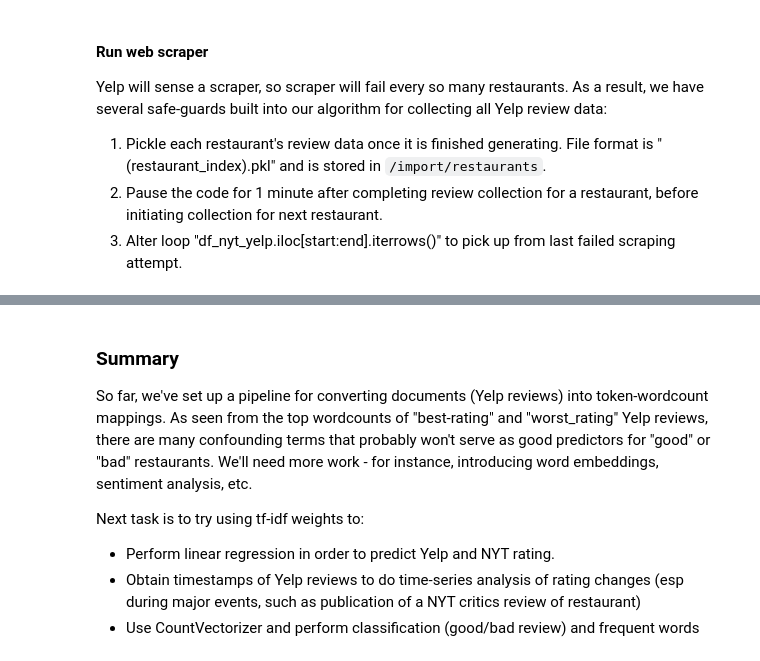
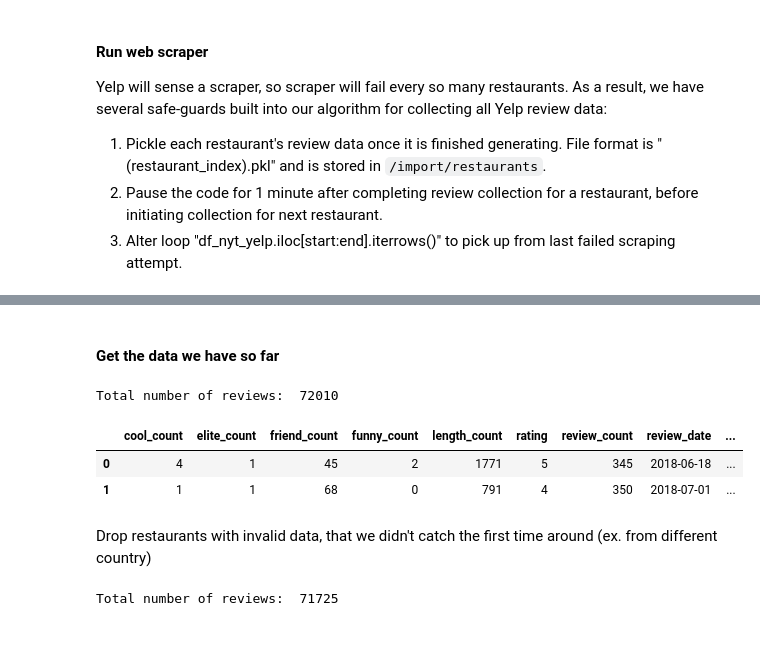
Before and after one commit to diana-xie/yelp-nyt-NLP, a Jupyter notebook: data_wrangling.ipynb, the cells around one changed output, grey strips where cells are left out. Drawn from its saved outputs; the diff is of its cells as text; code cells hidden in the pictures.

```diff
--- a/data_wrangling.ipynb
+++ b/data_wrangling.ipynb
@@ -284,2 +321,0 @@ Some values in columns are still bs4.elements.Tags. Convert to strings for the m
-# %%
-df_nyt_yelp['nyt_review_time'] = [str(t) for t in df_nyt_yelp['nyt_review_time']]
@@ -291,0 +338,2 @@ df_nyt_yelp.to_pickle('df_nyt_yelp.pkl')
+# %%
+df_nyt_yelp['yelp_rating'] = pd.to_numeric(df_nyt_yelp['yelp_rating'])
@@ -292,3 +344,6 @@ df_nyt_yelp.to_pickle('df_nyt_yelp.pkl')
+# %%
+delete_2011 = [idx for idx, row in df_nyt_yelp.iterrows() if row['nyt_review_time'].year == 2011]
+df_nyt_yelp = df_nyt_yelp.drop(delete_2011)
 # %% [markdown]
 # 3. Scrape Yelp reviews
 
@@ -296,8 +353,8 @@ Yelp restricts review access on its API and only provides snippet of each review
 # %% [markdown]
 #### Set up a new column in 'df_nyt_yelp' called 'yelp_reviews', which will hold the dictionary of all that restaurant's review data
 # %%
-df_nyt_yelp['yelp_reviews'] = np.nan
-df_nyt_yelp.head()
+#df_nyt_yelp['yelp_reviews'] = np.nan
+#df_nyt_yelp.head()
 # %% [output]
 |  | nyt_name | nyt_review_time | yelp_id | isclosed | yelp_rating | reviewcount | yelp_price | yelp_url | ... |
 | 0 | Davelle | June 7, 2018 | PwrYnl3j3YCGzILX_5UHpw | False | 4.0 | 47.0 | 2 | https://www.yelp.com/biz/davelle-... | ... |
@@ -729,9 +529,46 @@ We proceed with
-# %% [markdown]
-### Summary
-
-So far, we've set up a pipeline for converting documents (Yelp reviews) into token-wordcount mappings. As seen from the top wordcounts of "best-rating" and "worst_rating" Yelp reviews, there are many confounding terms that probably won't serve as good predictors for "good" or "bad" restaurants. We'll need more work - for instance, introducing word embeddings, sentiment analysis, etc.
-
-Next task is to try using tf-idf weights to:
-- Perform linear regression in order to predict Yelp and NYT rating.
-- Obtain timestamps of Yelp reviews to do time-series analysis of rating changes (esp during major events, such as publication of a NYT critics review of restaurant)
-- Use CountVectorizer and perform classification (good/bad review) and frequent words
+# %% [markdown]
+#### Get the data we have so far
+# %%
+import re
+from dateutil import parser
+
+# make a new, second master dataframe that compiles all reviews scraped so far
+df_reviews = pd.DataFrame()
+rest_length = []
+for idx in range(0,281):
+    pkl_name = 'import/restaurants/' + str(idx) + '.pkl' # get Pickle file name of restaurant
+    df = pd.read_pickle(pkl_name) # import pickled dataframe
+    df['review_idx'] = idx # affix restaurant's index to dataframe
+    df_reviews = df_reviews.append(df) # append to master dataframe of reviews
+    rest_length.append(len(df))
+
+df_reviews = df_reviews.reset_index().drop('index', axis=1)
+
+# convert date to DateTime object
+df_reviews['review_date'] = [parser.parse(t) for t in df_reviews['review_date']]
+#df_reviews['review_date'] = [datetime.strptime(str(t).split()[0], '%Y-%m-%d') for t in df_reviews['review_date']]
+
+# convert rating from str to numeric
+df_reviews['rating'] = pd.to_numeric(df_reviews['rating'])
+
+print('Total number of reviews: ', len(df_reviews))
+df_reviews.head(2)
+# %% [output]
+Total number of reviews:  72010
+|  | cool_count | elite_count | friend_count | funny_count | length_count | rating | review_count | review_date | ... |
+| 0 | 4 | 1 | 45 | 2 | 1771 | 5 | 345 | 2018-06-18 | ... |
+| 1 | 1 | 1 | 68 | 0 | 791 | 4 | 350 | 2018-07-01 | ... |
+# %% [markdown]
+Drop restaurants with invalid data, that we didn't catch the first time around (ex. from different country)
+# %%
+# drop invalid resturants
+
+delete_idx = [34,44,47,151,352,498]
+df_nyt_yelp = df_nyt_yelp.drop(delete_idx)
+
+delete_reviews = [idx for idx, row in df_reviews.iterrows() if row['review_idx'] in delete_idx]
+df_reviews = df_reviews.drop(delete_reviews)
+
+print('Total number of reviews: ', len(df_reviews))
+# %% [output]
+Total number of reviews:  71725
```
Also changed, not shown: parts of 49 cells of this notebook, 1 other file.
